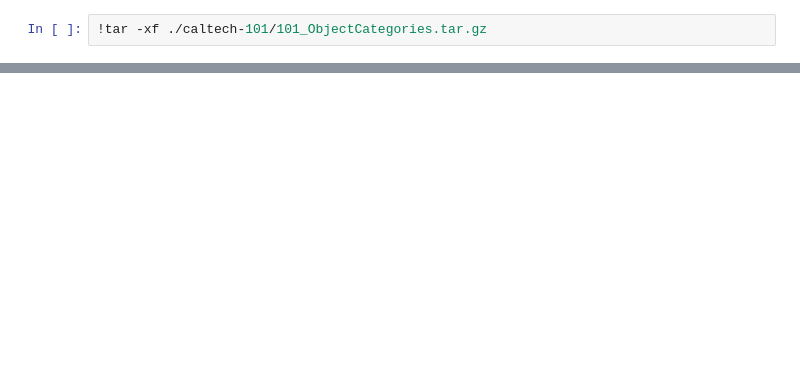
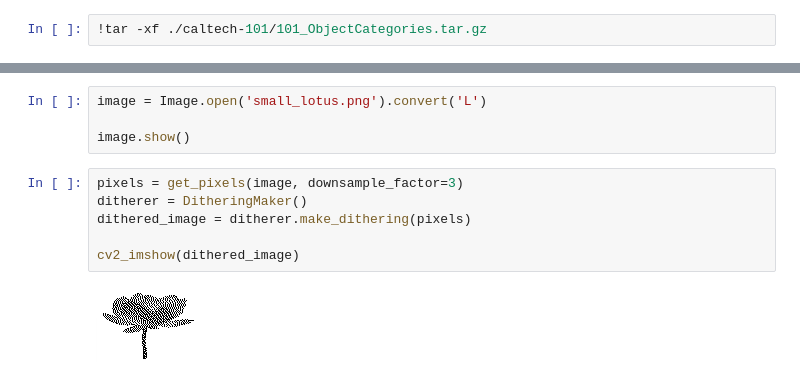
Before and after one commit to AnafKarf/NIC_Project_TSPart, a Jupyter notebook: dithering_and_colors_experiment.ipynb, the cells around one changed output, grey strips where cells are left out. Saved outputs shown, nothing was run; the diff lists cells and outputs as text; blank space fills up the shorter version.

```diff
--- a/dithering_and_colors_experiment.ipynb
+++ b/dithering_and_colors_experiment.ipynb
@@ -596,0 +227,12 @@ class TSP_GA:
+# %%
+image = Image.open('small_lotus.png').convert('L')
+
+image.show()
+# %%
+pixels = get_pixels(image, downsample_factor=3)
+ditherer = DitheringMaker()
+dithered_image = ditherer.make_dithering(pixels)
+
+cv2_imshow(dithered_image)
+# %% [output]
+[figure, added]
```
Also changed, not shown: parts of 28 cells of this notebook.
